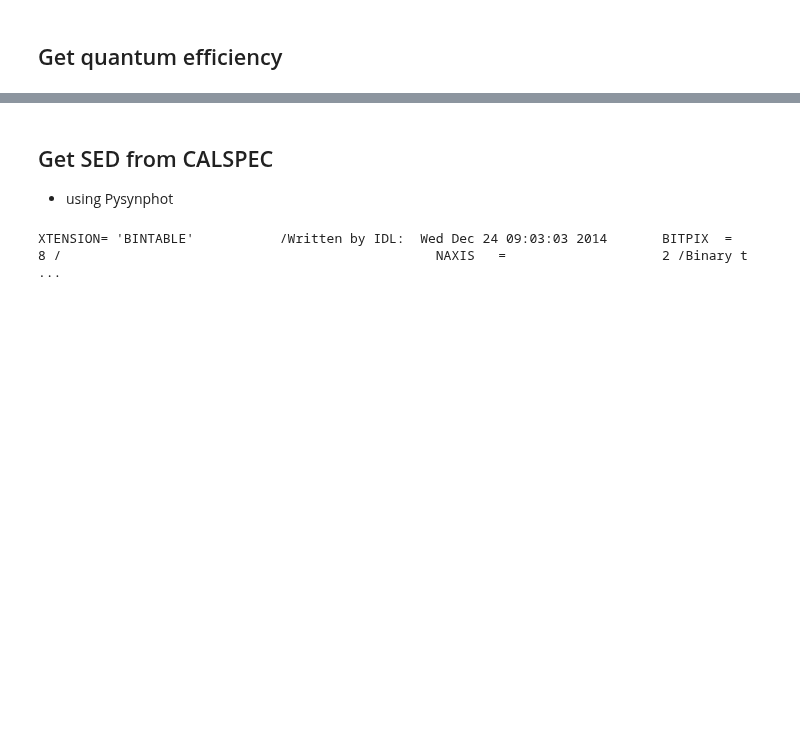
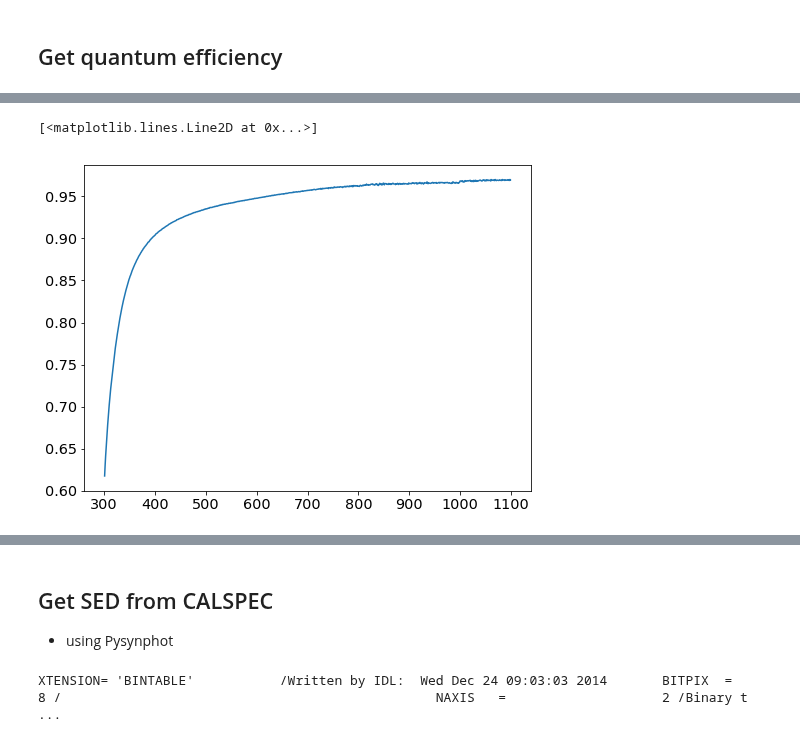
Before and after one commit to sylvielsstfr/CTIOAnaJun2017, a Jupyter notebook: ana_30may17/HD111980/GenerateSimulationProfiles.ipynb, the cells around one changed output, grey strips where cells are left out. Cells and saved outputs as stored; diff of their text form; code cells hidden in the pictures; blank space fills up the shorter version.

```diff
--- a/ana_30may17/HD111980/GenerateSimulationProfiles.ipynb
+++ b/ana_30may17/HD111980/GenerateSimulationProfiles.ipynb
@@ -134,0 +143,5 @@ bp_ctio = S.ArrayBandpass(wl_qe*10.,tr_qe, name='CTIO QE')
+# %%
+plt.plot(wl_m,tr_m)
+# %% [output]
+[<matplotlib.lines.Line2D at 0x...>]
+[figure, added]
```
Also changed, not shown: parts of 18 cells of this notebook.
